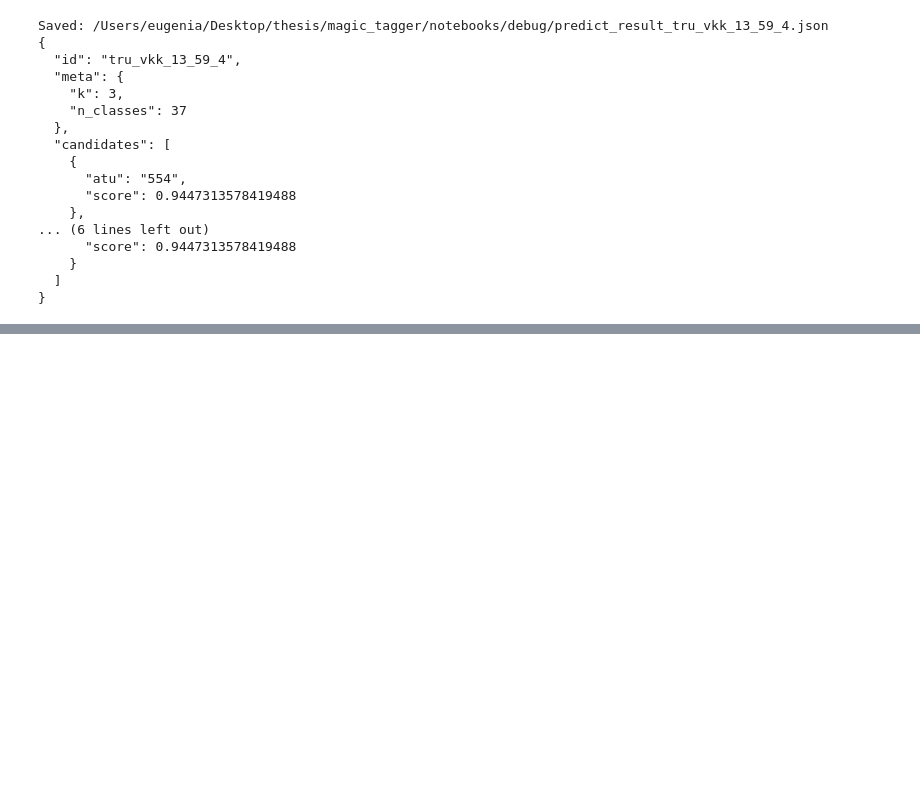
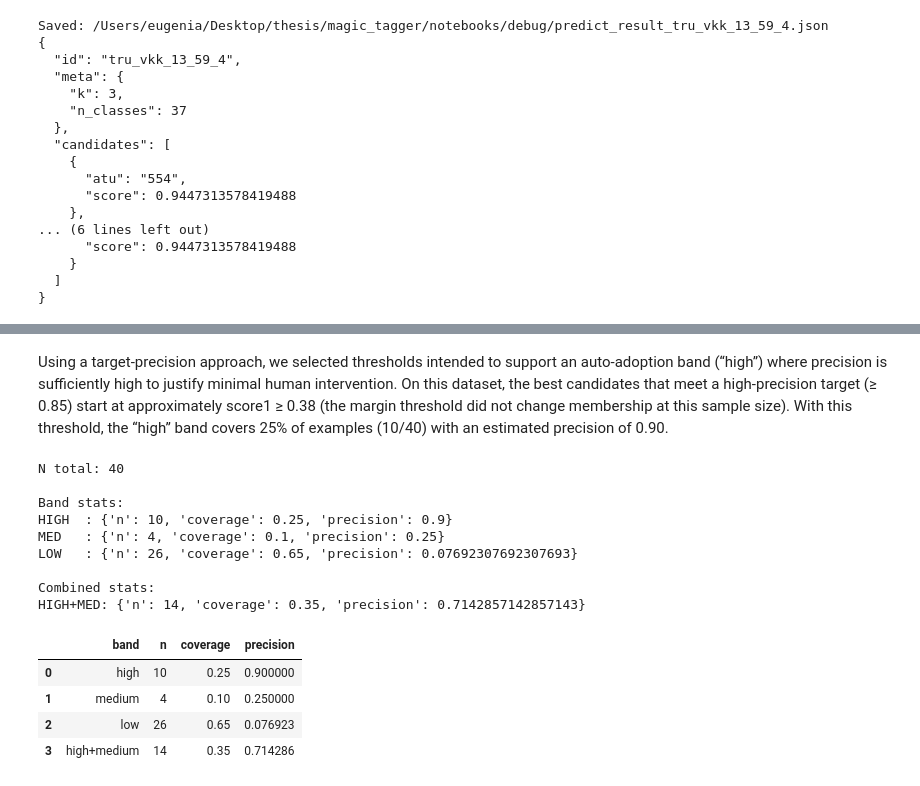
Before and after one commit to eugeniavd/magic_tagger, a Jupyter notebook: notebooks/06_classificator_training.ipynb, the cells around one changed output, grey strips where cells are left out. Drawn from its saved outputs; the diff is of its cells as text; code cells hidden in the pictures; blank space fills up the shorter version.

```diff
--- a/notebooks/06_classificator_training.ipynb
+++ b/notebooks/06_classificator_training.ipynb
@@ -1324,0 +1415,3 @@ Saved: /Users/eugenia/Desktop/thesis/magic_tagger/notebooks/debug/predict_result
+# %%
+df = pd.read_csv(PROJECT_ROOT / "data" / "processed" / "cv_per_example_best_model.csv")
+df["correct1"] = df["correct1"].astype(int)
@@ -1324,0 +1528,73 @@ Saved: /Users/eugenia/Desktop/thesis/magic_tagger/notebooks/debug/predict_result
+# %% [markdown]
+Using a target-precision approach, we selected thresholds intended to support an auto-adoption band (“high”) where precision is sufficiently high to justify minimal human intervention. On this dataset, the best candidates that meet a high-precision target (≥ 0.85) start at approximately score1 ≥ 0.38 (the margin threshold did not change membership at this sample size). With this threshold, the “high” band covers 25% of examples (10/40) with an estimated precision of 0.90.
+# %%
+
+df["correct1"] = df["correct1"].astype(int)
+
+# ----------------------------
+# Choose thresholds (from your grid results)
+# ----------------------------
+HIGH_MIN_SCORE = 0.38
+HIGH_MIN_DELTA = 0.00
+
+MED_MIN_SCORE = 0.36
+MED_MIN_DELTA = 0.00
+
+# ----------------------------
+# Build non-overlapping bands
+# ----------------------------
+is_high = (df["score1"] >= HIGH_MIN_SCORE) & (df["delta"] >= HIGH_MIN_DELTA)
+is_med  = (df["score1"] >= MED_MIN_SCORE)  & (df["delta"] >= MED_MIN_DELTA) & (~is_high)
+is_low  = ~(is_high | is_med)
+
+df["band"] = np.where(is_high, "high", np.where(is_med, "medium", "low"))
+
+# ----------------------------
+# Metrics: coverage and precision (NO external N)
+# ----------------------------
+def band_stats(df: pd.DataFrame, mask: pd.Series) -> dict:
+    N = len(df)
+    seg = df[mask]
+    n = len(seg)
+    return {
+        "n": int(n),
+        "coverage": float(n / N) if N else 0.0,
+        "precision": float(seg["correct1"].mean()) if n else None,
+    }
+
+stats_high = band_stats(df, is_high)
+stats_med  = band_stats(df, is_med)
+stats_low  = band_stats(df, is_low)
+stats_high_plus_med = band_stats(df, is_high | is_med)
+
+print("N total:", len(df))
+print("\nBand stats:")
+print("HIGH  :", stats_high)
+print("MED   :", stats_med)
+print("LOW   :", stats_low)
+
+print("\nCombined stats:")
+print("HIGH+MED:", stats_high_plus_med)
+
+summary = pd.DataFrame([
+    {"band": "high", **stats_high},
+    {"band": "medium", **stats_med},
+    {"band": "low", **stats_low},
+    {"band": "high+medium", **stats_high_plus_med},
+])
+display(summary)
+# %% [output]
+N total: 40
+
+Band stats:
+HIGH  : {'n': 10, 'coverage': 0.25, 'precision': 0.9}
+MED   : {'n': 4, 'coverage': 0.1, 'precision': 0.25}
+LOW   : {'n': 26, 'coverage': 0.65, 'precision': 0.07692307692307693}
+
+Combined stats:
+HIGH+MED: {'n': 14, 'coverage': 0.35, 'precision': 0.7142857142857143}
+|  | band | n | coverage | precision |
+| 0 | high | 10 | 0.25 | 0.900000 |
+| 1 | medium | 4 | 0.10 | 0.250000 |
+| 2 | low | 26 | 0.65 | 0.076923 |
+| 3 | high+medium | 14 | 0.35 | 0.714286 |
```
Also changed, not shown: parts of 18 cells of this notebook, 17 other files.
